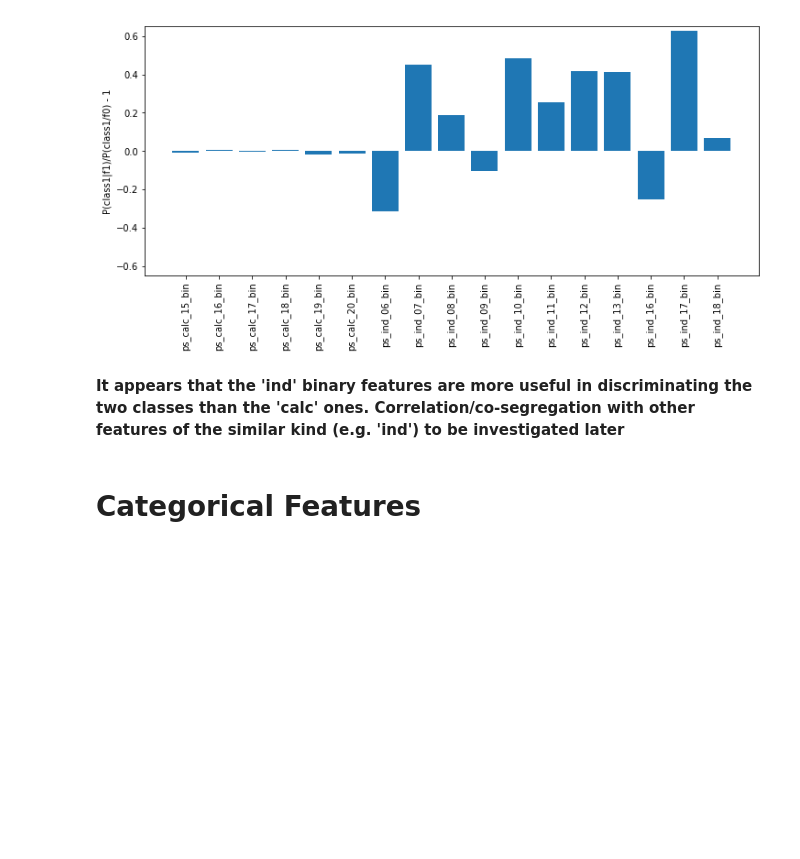
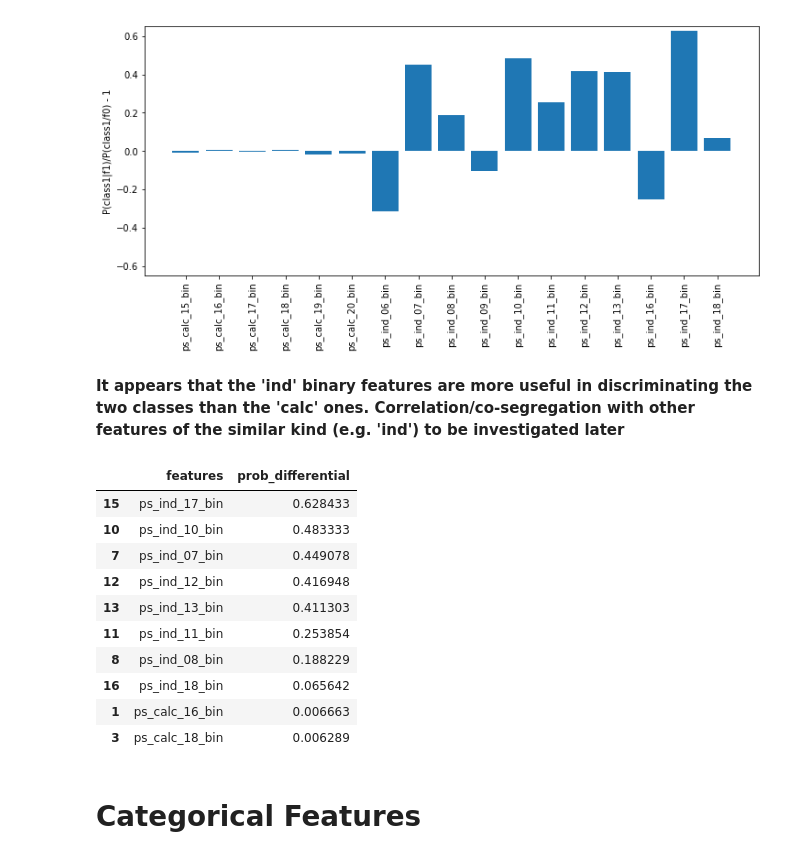
Before and after one commit to TangoJP/porto_seguro, a Jupyter notebook: nb02_Exploring_EachTypeOfCategory.ipynb, the cells around one changed output. Drawn from its saved outputs; the diff is of its cells as text; code cells hidden in the pictures; blank space fills up the shorter version.

```diff
--- a/nb02_Exploring_EachTypeOfCategory.ipynb
+++ b/nb02_Exploring_EachTypeOfCategory.ipynb
@@ -165,6 +165,21 @@ for tick in ax.get_xticklabels():
 [figure]
 # %% [markdown]
 <b>It appears that the 'ind' binary features are more useful in discriminating the two classes than the 'calc' ones. Correlation/co-segregation with other features of the similar kind (e.g. 'ind') to be investigated later</b>
+# %%
+pd.DataFrame({'features': binary_fs, 'prob_differential': prob_differential},
+              columns=['features', 'prob_differential']).sort_values('prob_differential', ascending=False).head(10)
+# %% [output]
+|  | features | prob_differential |
+| 15 | ps_ind_17_bin | 0.628433 |
+| 10 | ps_ind_10_bin | 0.483333 |
+| 7 | ps_ind_07_bin | 0.449078 |
+| 12 | ps_ind_12_bin | 0.416948 |
+| 13 | ps_ind_13_bin | 0.411303 |
+| 11 | ps_ind_11_bin | 0.253854 |
+| 8 | ps_ind_08_bin | 0.188229 |
+| 16 | ps_ind_18_bin | 0.065642 |
+| 1 | ps_calc_16_bin | 0.006663 |
+| 3 | ps_calc_18_bin | 0.006289 |
 # %% [markdown]
 <a id='sec2'></a>
 # Categorical Features
```
Also changed, not shown: parts of 4 cells of this notebook, 2 other files.
